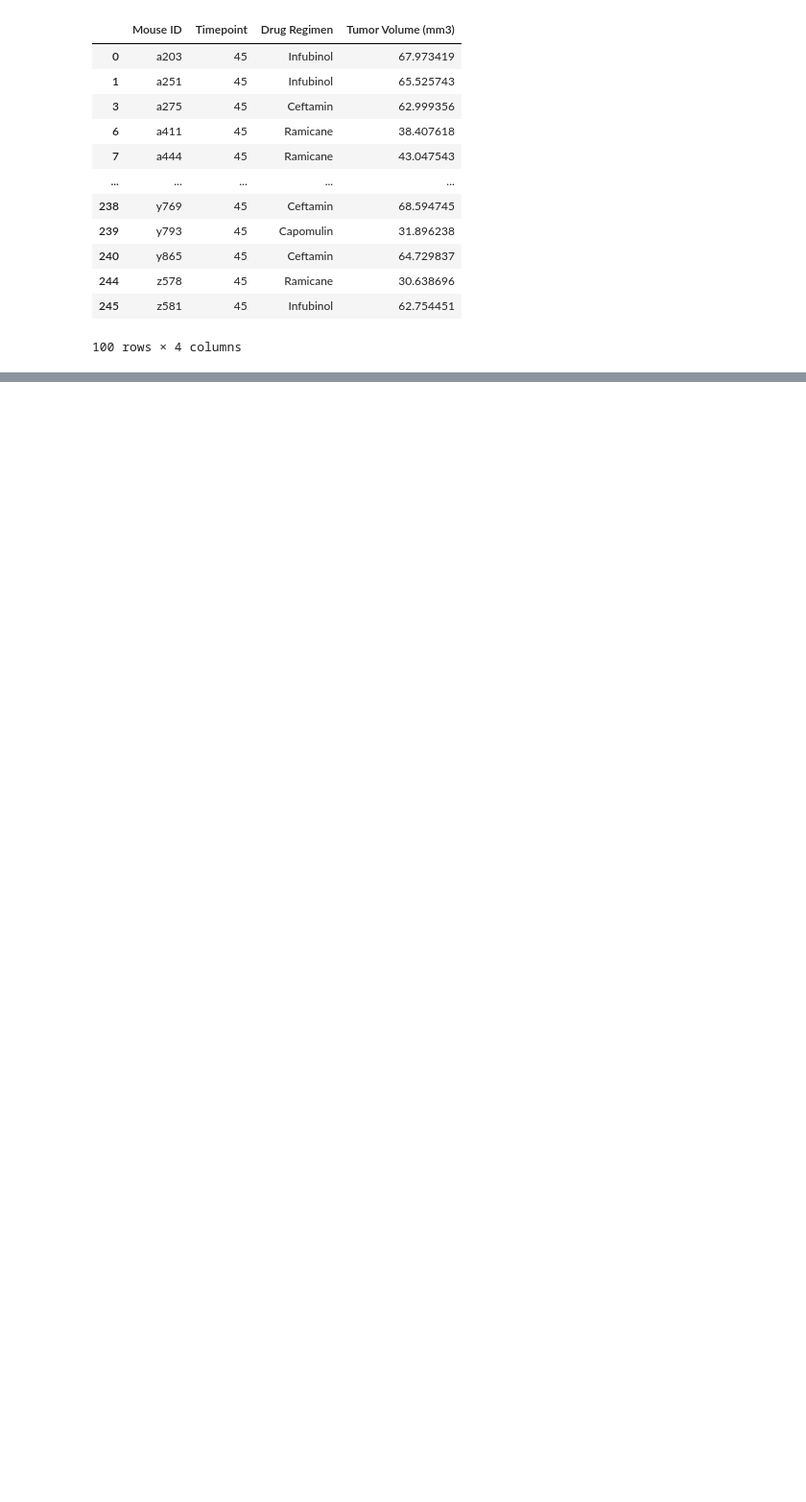
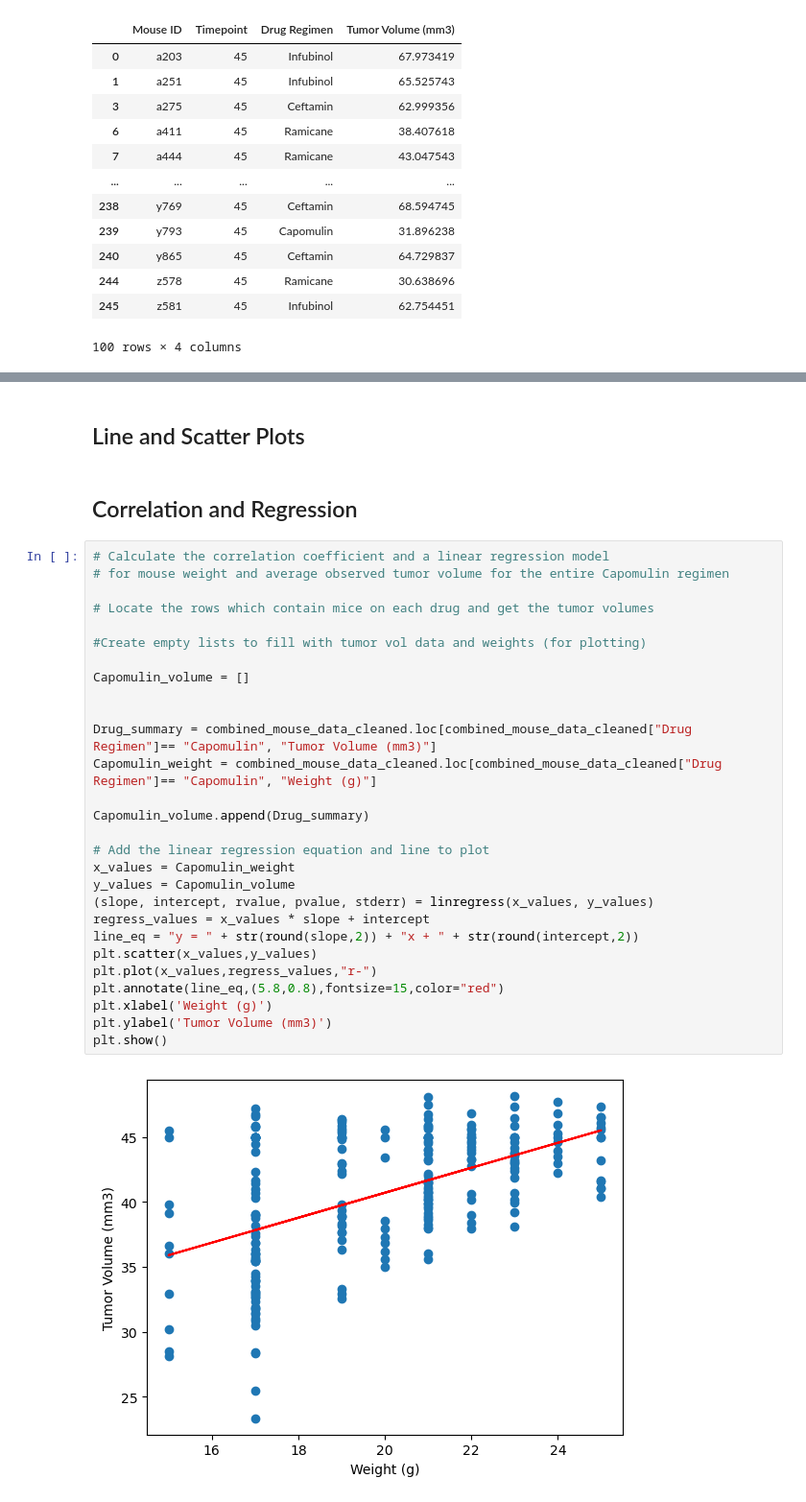
Before and after one commit to Rock2638/Matplotlib-Challenge, a Jupyter notebook: Pymaceuticals/Pymaceuticalsanalysis.ipynb, the cells around one changed output, grey strips where cells are left out. Shown at 96% size. Cells and saved outputs as stored; diff of their text form; blank space fills up the shorter version.

```diff
--- a/Pymaceuticals/Pymaceuticalsanalysis.ipynb
+++ b/Pymaceuticals/Pymaceuticalsanalysis.ipynb
@@ -242,0 +307,34 @@ selected_combined_timepoint_volume
+# %% [markdown]
+## Line and Scatter Plots
+# %% [markdown]
+## Correlation and Regression
+# %%
+# Calculate the correlation coefficient and a linear regression model
+# for mouse weight and average observed tumor volume for the entire Capomulin regimen
+
+# Locate the rows which contain mice on each drug and get the tumor volumes
+
+#Create empty lists to fill with tumor vol data and weights (for plotting)
+
+Capomulin_volume = []
+
+
+Drug_summary = combined_mouse_data_cleaned.loc[combined_mouse_data_cleaned["Drug Regimen"]== "Capomulin", "Tumor Volume (mm3)"]
+Capomulin_weight = combined_mouse_data_cleaned.loc[combined_mouse_data_cleaned["Drug Regimen"]== "Capomulin", "Weight (g)"]
+
+Capomulin_volume.append(Drug_summary)
+
+# Add the linear regression equation and line to plot
+x_values = Capomulin_weight
+y_values = Capomulin_volume
+(slope, intercept, rvalue, pvalue, stderr) = linregress(x_values, y_values)
+regress_values = x_values * slope + intercept
+line_eq = "y = " + str(round(slope,2)) + "x + " + str(round(intercept,2))
+plt.scatter(x_values,y_values)
+plt.plot(x_values,regress_values,"r-")
+plt.annotate(line_eq,(5.8,0.8),fontsize=15,color="red")
+plt.xlabel('Weight (g)')
+plt.ylabel('Tumor Volume (mm3)')
+plt.show()
+# %% [output]
+[figure, added]
```
Also changed, not shown: parts of 3 cells of this notebook.
